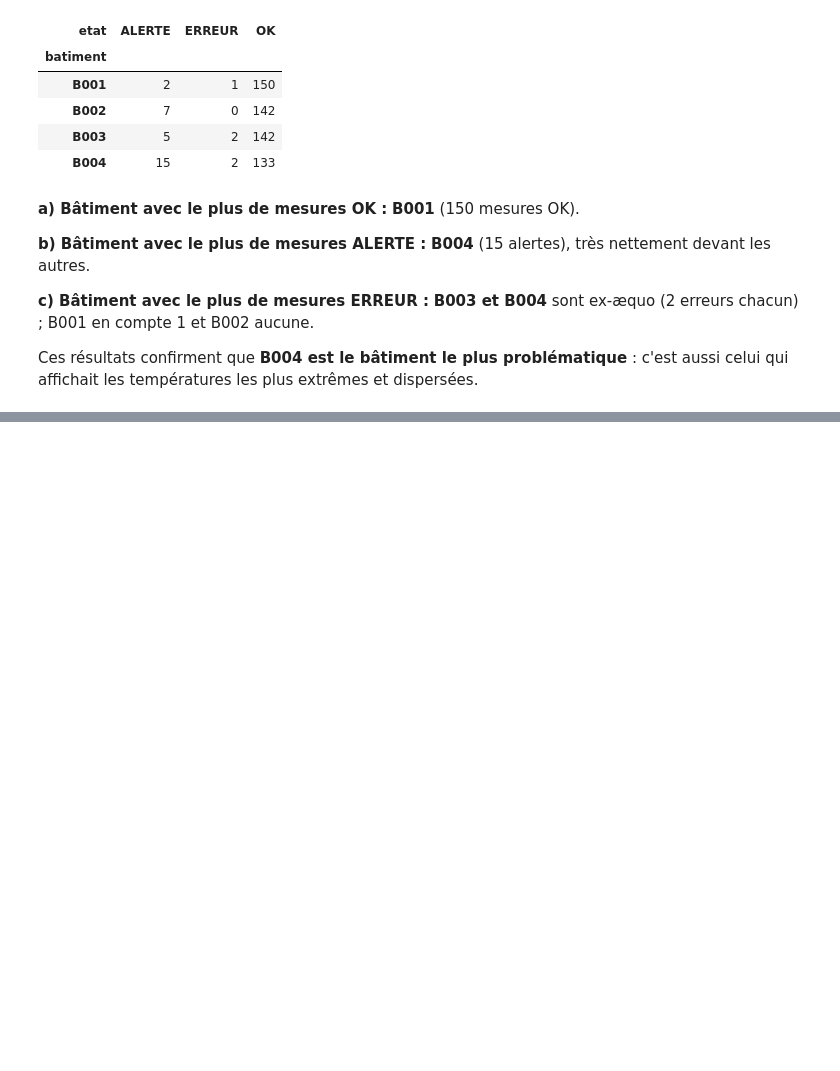
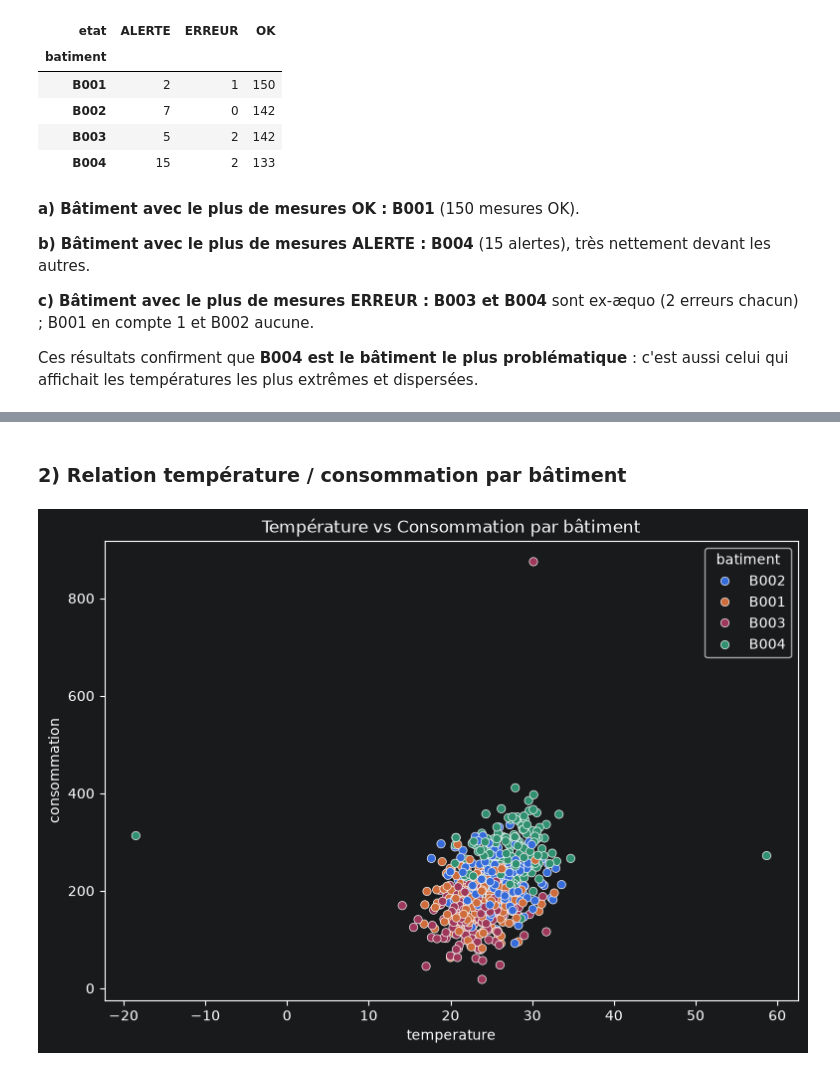
Before and after one commit to massamba0809/atelier_seaborn_iot, a Jupyter notebook: notebooks/atelier_seaborn_iot.ipynb, the cells around one changed output, grey strips where cells are left out. Saved outputs shown, nothing was run; the diff lists cells and outputs as text; code cells hidden in the pictures; blank space fills up the shorter version.

```diff
--- a/notebooks/atelier_seaborn_iot.ipynb
+++ b/notebooks/atelier_seaborn_iot.ipynb
@@ -296,0 +308,9 @@ Ces résultats confirment que **B004 est le bâtiment le plus problématique** :
+# %% [markdown]
+### 2) Relation température / consommation par bâtiment
+# %%
+plt.figure(figsize=(9,6))
+sns.scatterplot(data=df, x="temperature", y="consommation", hue="batiment")
+plt.title("Température vs Consommation par bâtiment")
+plt.show()
+# %% [output]
+[figure, added]
```
Also changed, not shown: parts of 6 cells of this notebook.
